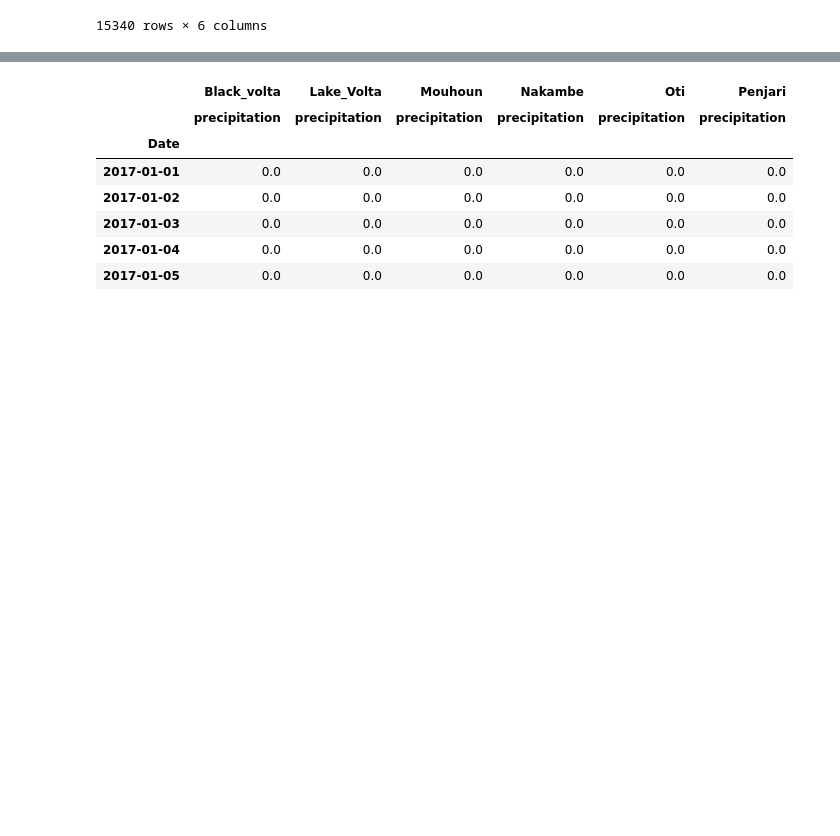
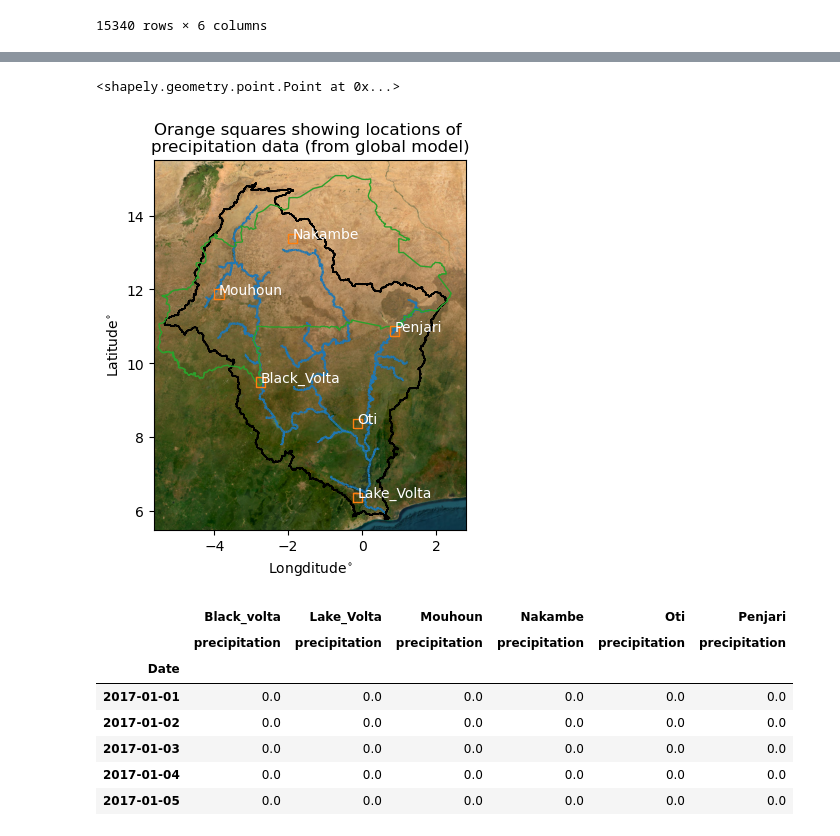
Before and after one commit to Daafip/Volta-burkina-faso, a Jupyter notebook: data/rainfall data volta/Data_hydrology_BF_Watersupply.ipynb, the cells around one changed output, grey strips where cells are left out. Cells and saved outputs as stored; diff of their text form; code cells hidden in the pictures; blank space fills up the shorter version.

```diff
--- a/data/rainfall data volta/Data_hydrology_BF_Watersupply.ipynb
+++ b/data/rainfall data volta/Data_hydrology_BF_Watersupply.ipynb
@@ -130,0 +97,9 @@ ax.set_ylabel("Latitude$^{\circ}$");
+# %%
+names = ["Nakambe", "Black_Volta","Mouhoun","Lake_Volta","Oti","Penjari"]
+geo_series_locations = gpd.GeoSeries(data=loc_data)
+
+gdf_precip = gpd.GeoDataFrame(data=names, columns=["name"],geometry=geo_series_locations)
+# %%
+mid_points = gdf_precip.geometry.centroid
+# %% [output]
+<shapely.geometry.point.Point at 0x...>
@@ -130,0 +114,25 @@ ax.set_ylabel("Latitude$^{\circ}$");
+# %%
+fig, ax = plt.subplots(1)
+main_rivers.plot(ax=ax, color="C0",zorder=1)
+# get the bounds for background
+bounds_precip_measurements = (ax.get_xlim()[0], ax.get_ylim()[0], ax.get_xlim()[1], ax.get_ylim()[1])
+
+country_outline.plot(ax=ax, facecolor="none", edgecolor="C2",zorder=6)
+volta_outline.plot(ax=ax,edgecolor="k", facecolor='none')
+gdf_precip.plot(ax=ax, facecolor="none",edgecolor="C1",zorder=10)
+
+# add labels
+mid_points = gdf_precip.geometry.centroid
+for index, name in enumerate(gdf_precip.name):
+    ax.annotate(name, (mid_points.iloc[index].x,mid_points.iloc[index].y),zorder=10, color="w")
+# add background
+with rasterio.open(get_background_map("precip_measurements", bounds_precip_measurements)) as r:
+    rioshow(r, ax=ax)
+
+# crop a little
+ax.set_ylim((5.5,15.5))
+ax.set_title("Orange squares showing locations of \nprecipitation data (from global model)")
+ax.set_xlabel("Longditude$^{\circ}$");
+ax.set_ylabel("Latitude$^{\circ}$");
+# %% [output]
+[figure, added]
```
Also changed, not shown: parts of 23 cells of this notebook, 4 other files.
